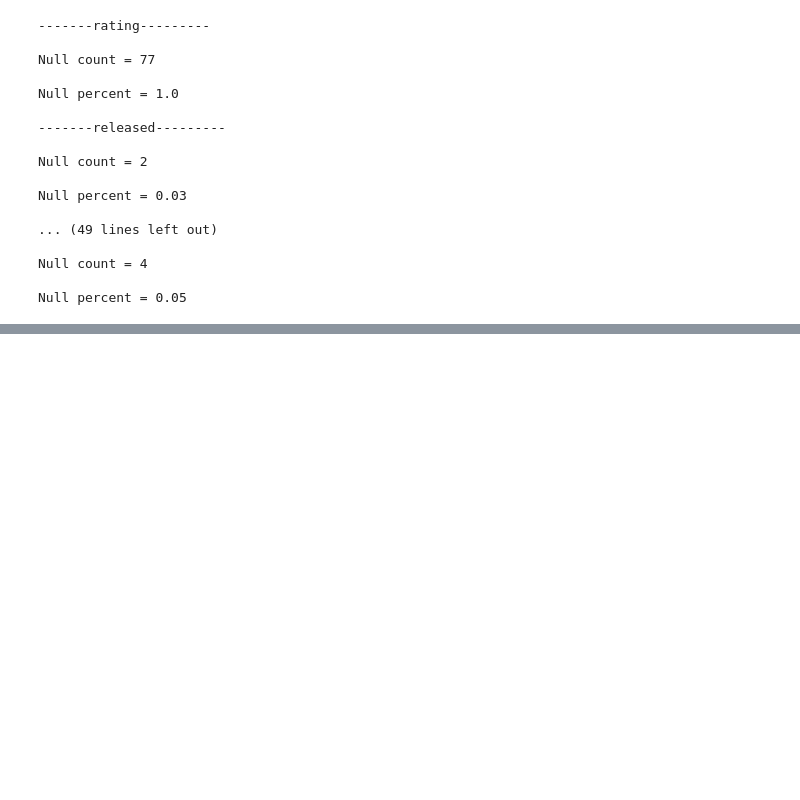
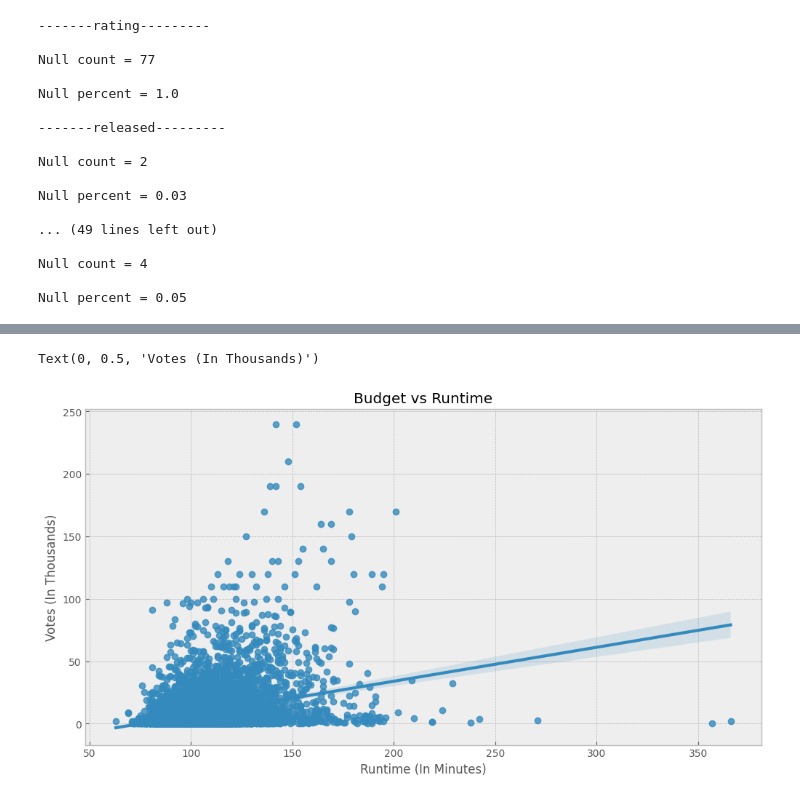
Before and after one commit to thisisAndres/CorrelationsWithPython, a Jupyter notebook: DataAnalisis.ipynb, the cells around one changed output, grey strips where cells are left out. Cells and saved outputs as stored; diff of their text form; code cells hidden in the pictures; blank space fills up the shorter version.

```diff
--- a/DataAnalisis.ipynb
+++ b/DataAnalisis.ipynb
@@ -510,0 +283,11 @@ memory usage: 711.5+ KB
+# %%
+## Runtime vs Votes
+yValueK = dfMoviesNumerized['votes'] / 10**4
+fig, ax = plt.subplots(figsize=(12, 6))
+plt.title(f'Budget vs Runtime')
+sns.regplot(x=dfMoviesNumerized['runtime'], y=yValueK, ax=ax)
+plt.xlabel(f'Runtime (In Minutes)')
+plt.ylabel(f'Votes (In Thousands)')
+# %% [output]
+Text(0, 0.5, 'Votes (In Thousands)')
+[figure, added]
```
Also changed, not shown: parts of 71 cells of this notebook.
